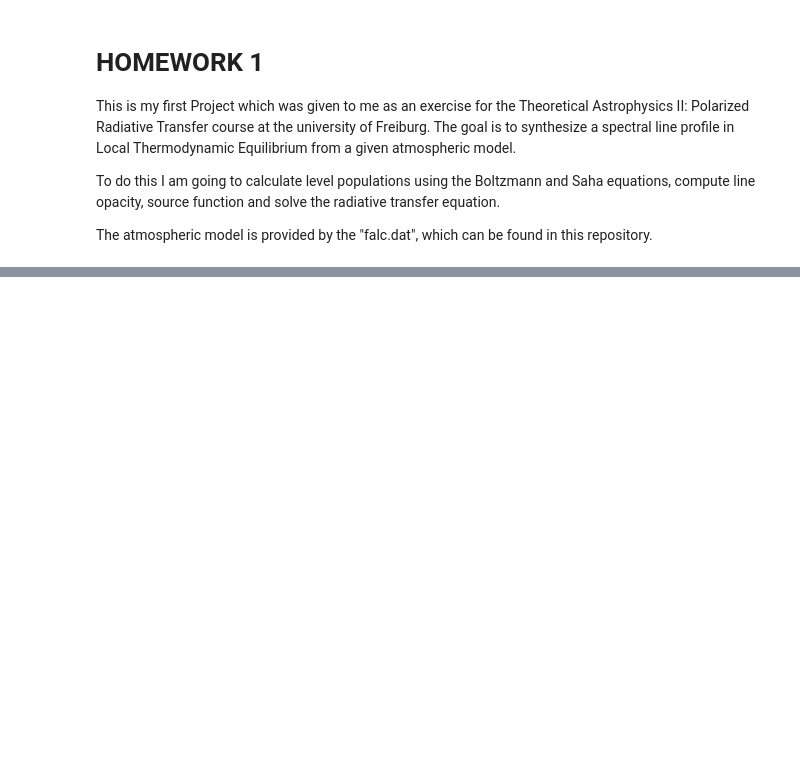
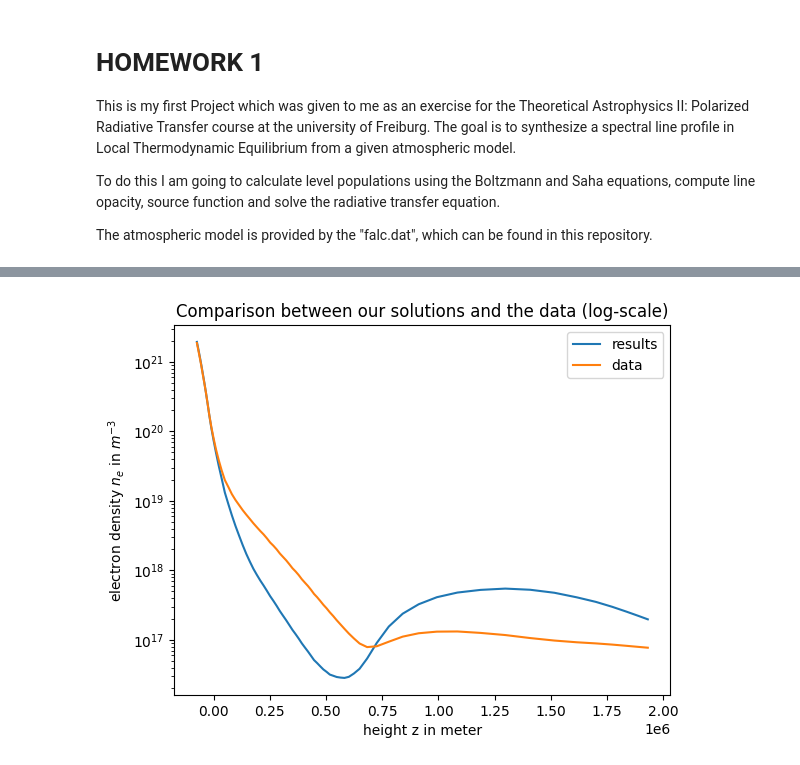
Before and after one commit to DamianM0N/Theoretical-Astrophysics-II, a Jupyter notebook: Homework_1.ipynb, the cells around one changed output, grey strips where cells are left out. Drawn from its saved outputs; the diff is of its cells as text; code cells hidden in the pictures; blank space fills up the shorter version.

```diff
--- a/Homework_1.ipynb
+++ b/Homework_1.ipynb
@@ -23,0 +38,42 @@ $\frac{n_{j+1}n_e}{n_j} = \frac{2Z_{j+1}}{Z_j} \left(\frac{2 \pi m_e k T}{h^2} \
+# %%
+# now we implement the functions for the hydrogen atom
+def solve_saha(p, T):
+
+    # ideal gas law
+    n_tot = p / con.k / T
+
+    # function to calculate the electron density
+    f = (2 * con.pi * con.electron_mass * con.k * T / con.h**2)**1.5 * np.exp(-13.6*con.electron_volt / con.k / T)
+
+    # solution to the equation
+    n_e = -f + (f**2 + n_tot*f)**0.5
+
+    # number of ions
+    n_HP = n_e
+
+    # number of Hydrogen atoms
+    n_H = n_tot - 2*n_e
+
+    return n_e
+# %%
+# now we calculate all densities with the values from the data
+n_e_results = []
+n_e_data = []
+
+for i in range(len(gas_pressure)):
+    n_e_results.append(solve_saha(gas_pressure[i]*0.1, temperature[i]))
+
+for i in range(len(electron_pressure)):
+    n_e_data.append(electron_pressure[i]*0.1 / con.k / temperature[i])
+# %%
+# now we plot the results:
+plt.title('Comparison between our solutions and the data (log-scale)')
+plt.xlabel('height z in meter')
+plt.ylabel(r'electron density $n_e$ in $m^{-3}$')
+plt.plot(0.01*height, n_e_results, label="results")
+plt.plot(0.01*height, n_e_data, label="data")
+plt.yscale('log')
+plt.legend()
+plt.show()
+# %% [output]
+[figure, added]
```
Also changed, not shown: parts of 3 cells of this notebook.
